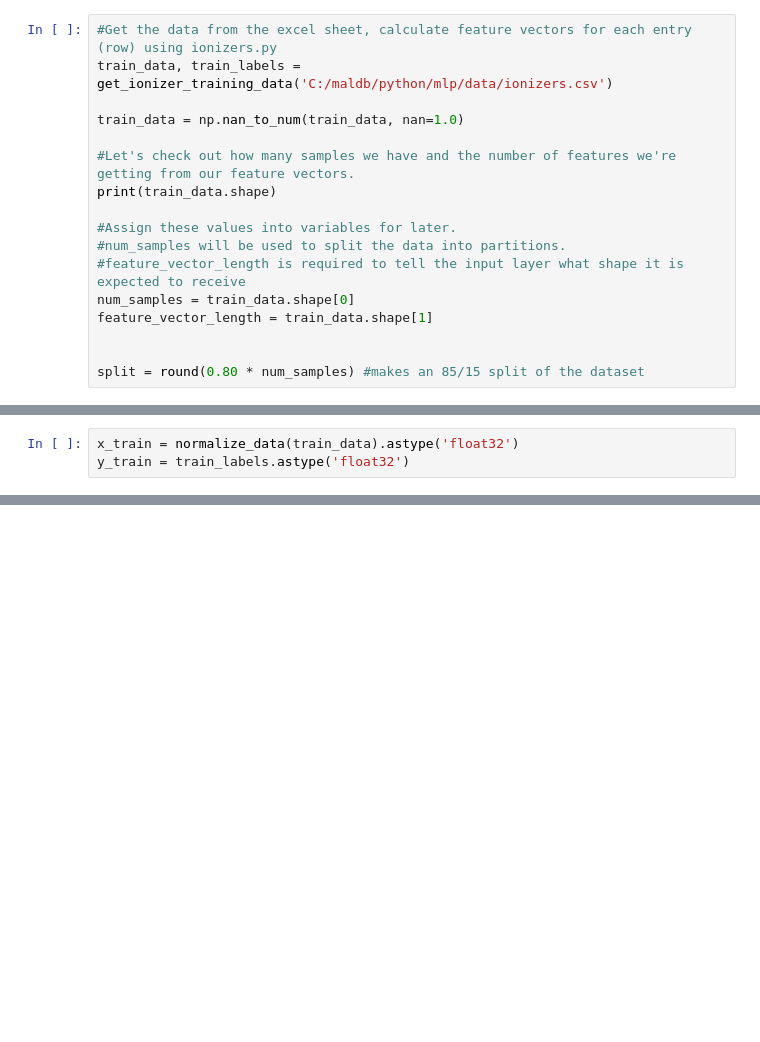
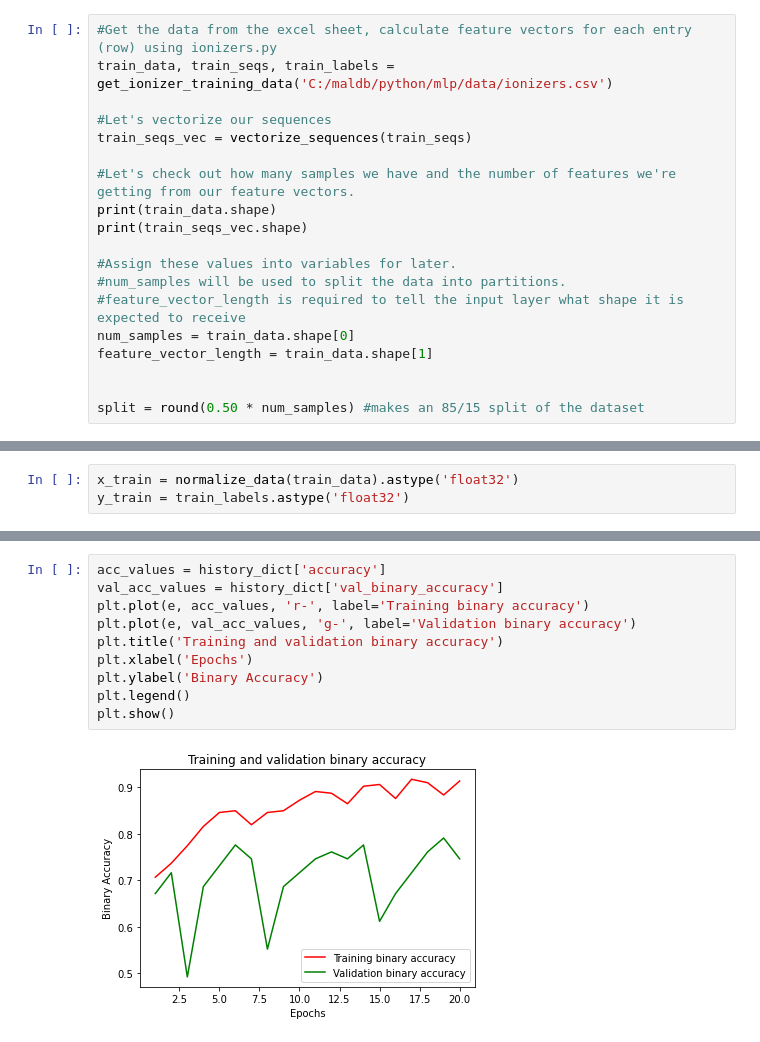
Before and after one commit to ostannick/maldb, a Jupyter notebook: python/mlp/maldb_mlp.ipynb, the cells around one changed output, grey strips where cells are left out. Saved outputs shown, nothing was run; the diff lists cells and outputs as text; blank space fills up the shorter version.

```diff
--- a/python/mlp/maldb_mlp.ipynb
+++ b/python/mlp/maldb_mlp.ipynb
@@ -43,11 +70,13 @@ def unison_shuffled_copies(a, b):
 # %%
 #Get the data from the excel sheet, calculate feature vectors for each entry (row) using ionizers.py
-train_data, train_labels = get_ionizer_training_data('C:/maldb/python/mlp/data/ionizers.csv')
+train_data, train_seqs, train_labels = get_ionizer_training_data('C:/maldb/python/mlp/data/ionizers.csv')
 
-train_data = np.nan_to_num(train_data, nan=1.0)
+#Let's vectorize our sequences
+train_seqs_vec = vectorize_sequences(train_seqs)
 
 #Let's check out how many samples we have and the number of features we're getting from our feature vectors.
 print(train_data.shape)
+print(train_seqs_vec.shape)
 
 #Assign these values into variables for later.
 #num_samples will be used to split the data into partitions.
@@ -56,5 +85,5 @@ num_samples = train_data.shape[0]
 feature_vector_length = train_data.shape[1]
 
 
-split = round(0.80 * num_samples) #makes an 85/15 split of the dataset
+split = round(0.50 * num_samples) #makes an 85/15 split of the dataset
 # %% [output]
@@ -142,0 +230,12 @@ plt.show()
+# %%
+acc_values = history_dict['accuracy']
+val_acc_values = history_dict['val_binary_accuracy']
+plt.plot(e, acc_values, 'r-', label='Training binary accuracy')
+plt.plot(e, val_acc_values, 'g-', label='Validation binary accuracy')
+plt.title('Training and validation binary accuracy')
+plt.xlabel('Epochs')
+plt.ylabel('Binary Accuracy')
+plt.legend()
+plt.show()
+# %% [output]
+[figure, added]
```
Also changed, not shown: parts of 13 cells of this notebook.
